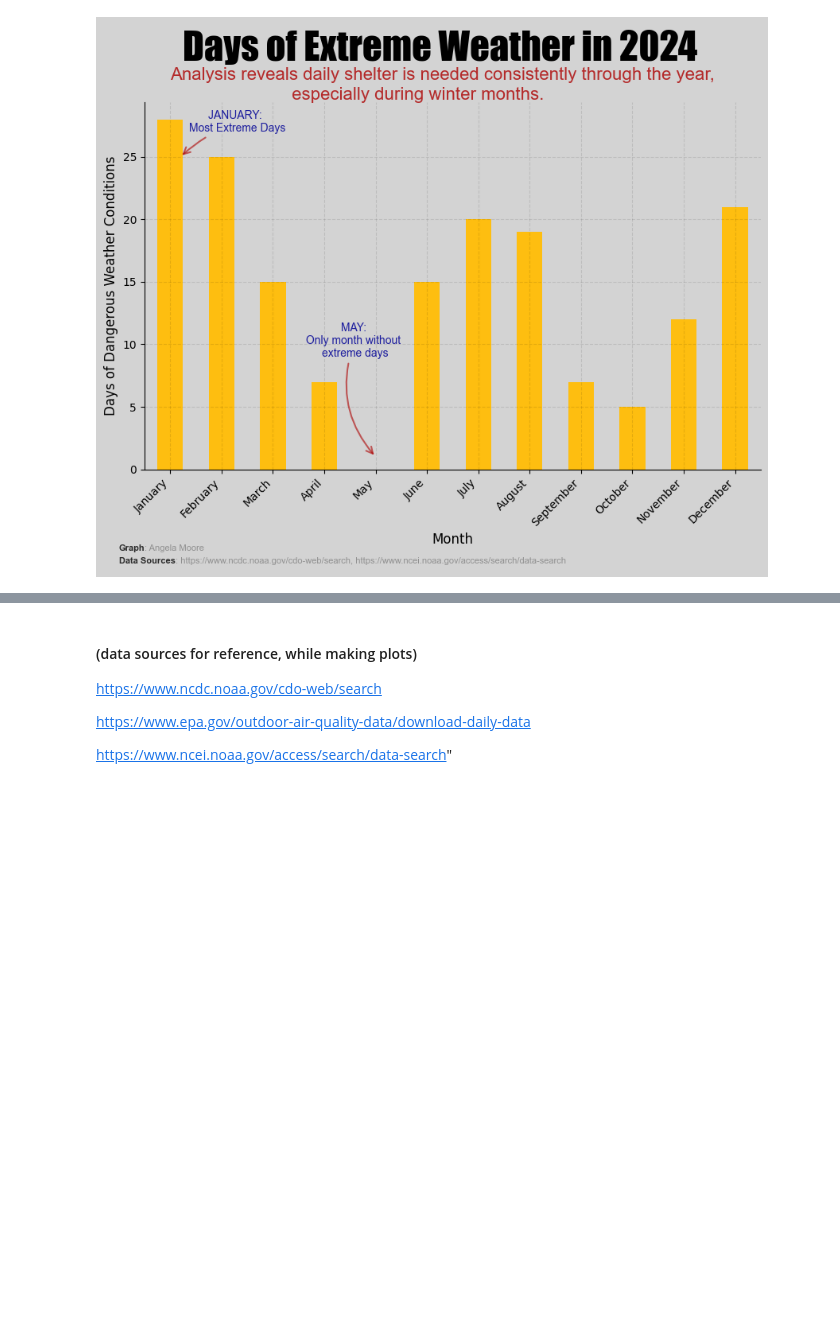
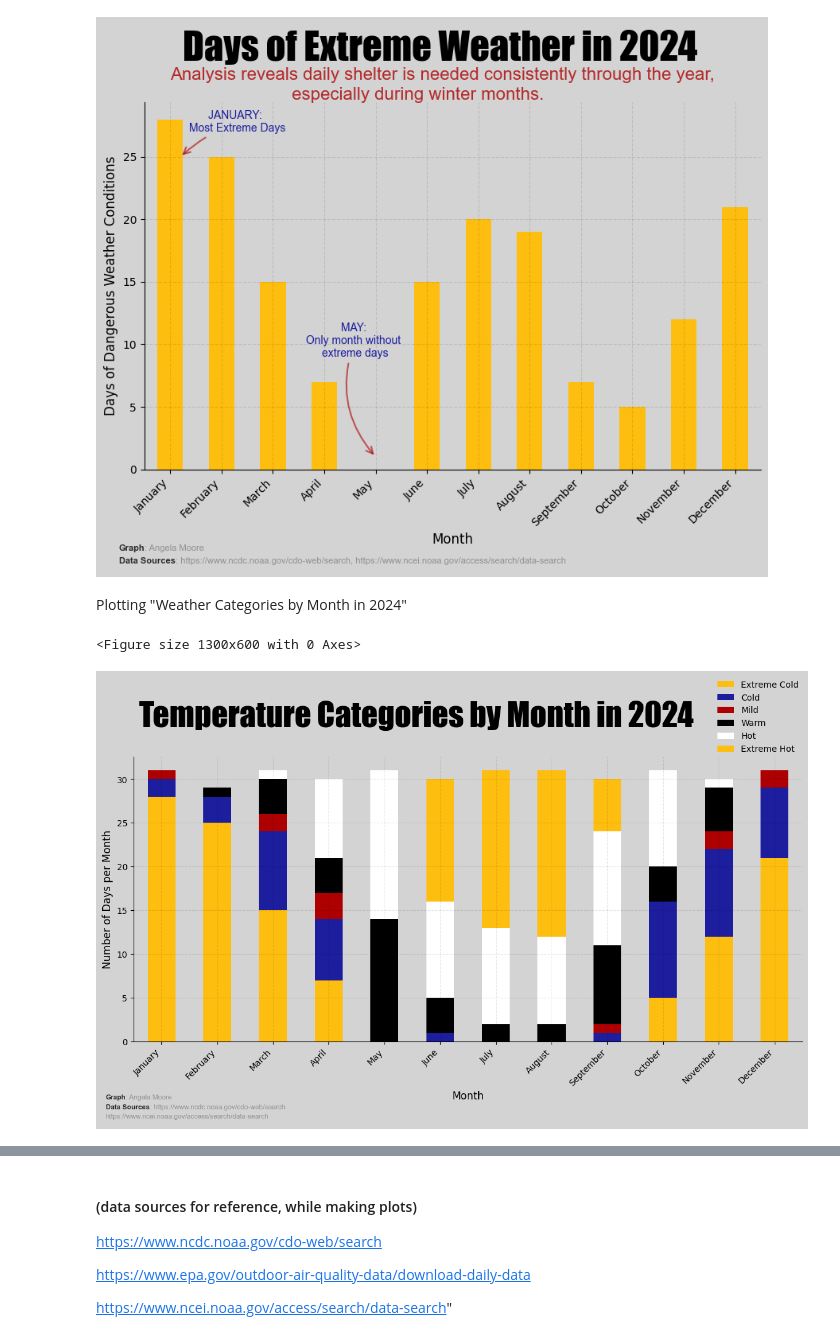
Before and after one commit to Code-You-Contributors/HUD_data_master, a Jupyter notebook: angela/angela.ipynb, the cells around one changed output, grey strips where cells are left out. Drawn from its saved outputs; the diff is of its cells as text; code cells hidden in the pictures; blank space fills up the shorter version.

Commit message:
finished extreme categories and totals bar graph

```diff
--- a/angela/angela.ipynb
+++ b/angela/angela.ipynb
@@ -1001,3 +1001,47 @@ apply_formatter()
 plt.show()
 # %% [output]
 [figure]
+# %% [markdown]
+Plotting "Weather Categories by Month in 2024"
+# %%
+
+temp_cat_by_month = full_df.groupby(["Month", "Temperature_Category"], observed=False).size().unstack(fill_value=0)
+
+#custom_colors = ["#111111", x6 colors]
+
+plt.figure(figsize=(13, 6))
+temp_cat_by_month.plot(kind="bar", stacked=True, figsize=(14,6))
+
+plt.xlabel("Month")
+plt.ylabel("Number of Days per Month")
+plt.xticks(rotation=45, ha='right')
+plt.legend(bbox_to_anchor=(1, 1), loc='lower right', borderaxespad=0)
+
+# Title (added space for larger figure)
+s = "Temperature Categories by Month in 2024"
+ax_text(x=-.4, y=39, s=s, fontfamily='impact', size=38, ha="left")
+
+# Caption
+s = "<Graph>: Angela Moore \n<Data Sources>: https://www.ncdc.noaa.gov/cdo-web/search \nhttps://www.ncei.noaa.gov/access/search/data-search"
+ax_text(
+    x=-1,
+    y=-6,
+    s=s,
+    fontfamily='Arial',
+    size=8,
+    color='grey',
+    ha="left",
+    alpha=0.8,
+    highlight_textprops=[
+        {"weight": "bold", "color": "black"},
+        {"weight": "bold", "color": "black"}
+    ]
+)
+
+# Format axes
+apply_formatter()
+
+plt.show()
+# %% [output]
+<Figure size 1300x600 with 0 Axes>
+[figure, added]
```
Also changed, not shown: parts of 8 cells of this notebook.
